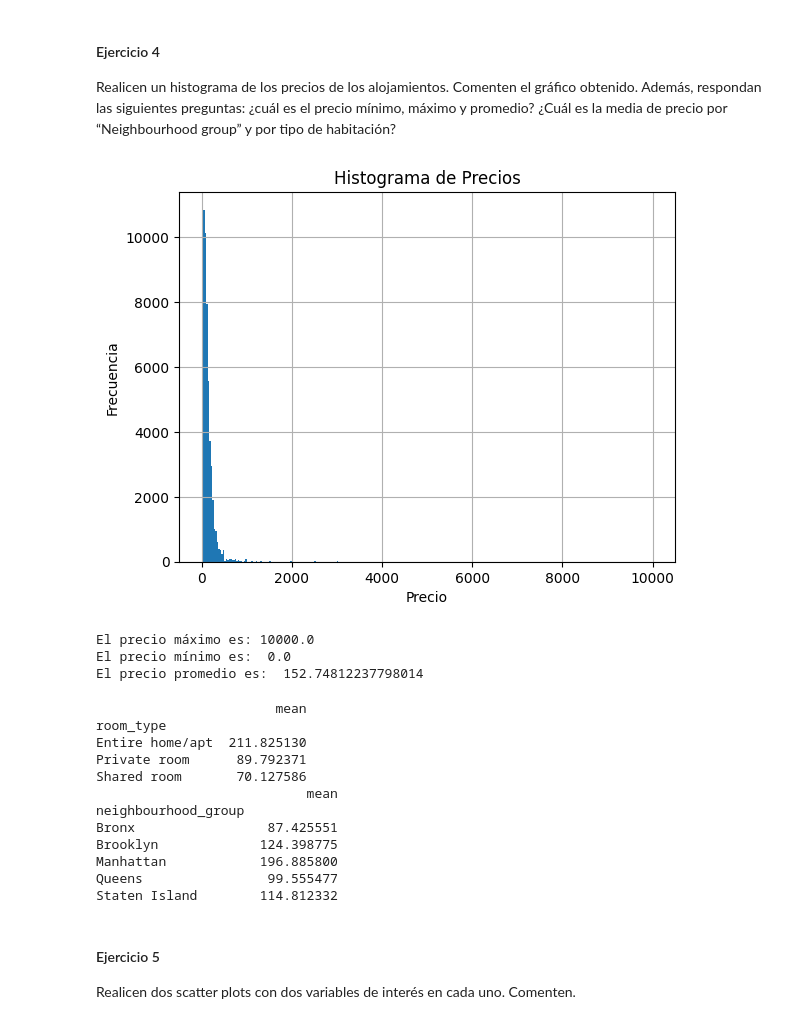
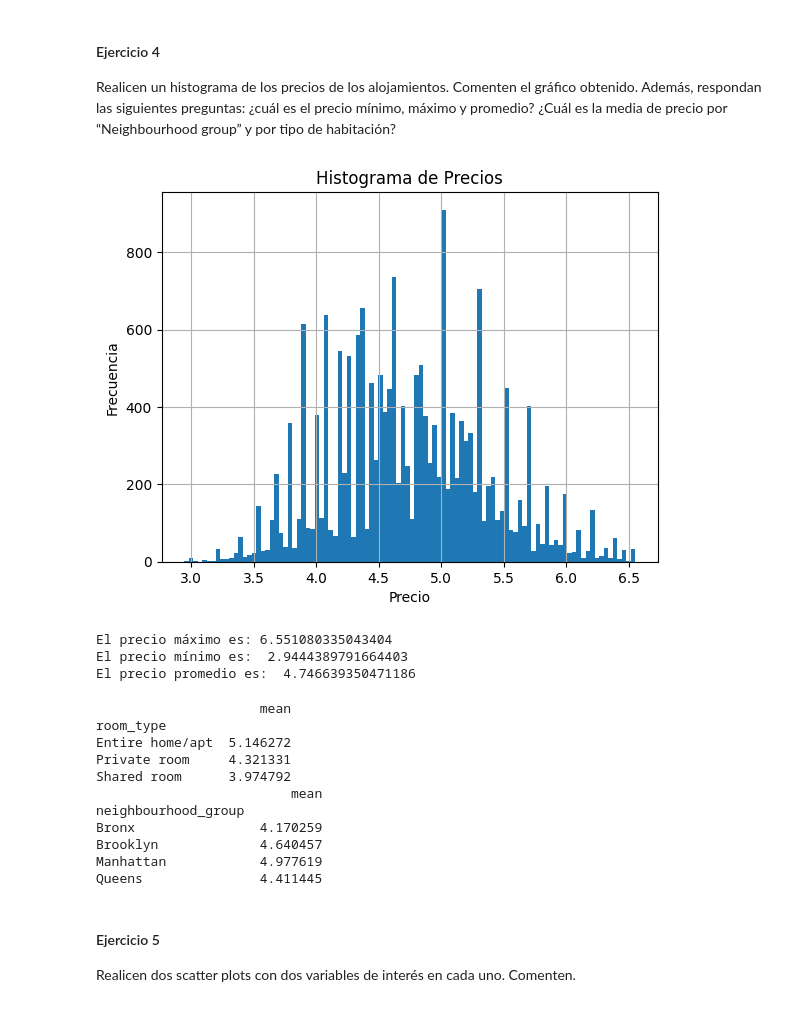
Before and after one commit to Freverendo/CC408-T13, a Jupyter notebook: TP2.ipynb, the cells around one changed output. Cells and saved outputs as stored; diff of their text form; code cells hidden in the pictures.

```diff
--- a/TP2.ipynb
+++ b/TP2.ipynb
@@ -108,9 +166,9 @@ room_type_order = {
 }
 
 # Paso 2: Asignar los valores numéricos según el orden definido
-airbnb['room_type_num'] = airbnb['room_type'].map(room_type_order)
+airbnb_clean['room_type_num'] = airbnb_clean['room_type'].map(room_type_order)
 
 # Verificar los valores únicos de 'room_type' y sus asignaciones
-print(airbnb[['room_type', 'room_type_num']])
+print(airbnb_clean[['room_type', 'room_type_num']])
 # %% [output]
              room_type  room_type_num
@@ -139,9 +197,9 @@ neighbourhood_group_order = {
 }
 
 # Paso 2: Asignar los valores numéricos según el orden definido
-airbnb['neighbourhood_group_num'] = airbnb['neighbourhood_group'].map(neighbourhood_group_order)
+airbnb_clean['neighbourhood_group_num'] = airbnb_clean['neighbourhood_group'].map(neighbourhood_group_order)
 
 # Verificar los valores únicos de 'room_type' y sus asignaciones
-print(airbnb[['neighbourhood_group', 'neighbourhood_group_num']])
+print(airbnb_clean[['neighbourhood_group', 'neighbourhood_group_num']])
 # %% [output]
       neighbourhood_group  neighbourhood_group_num
@@ -161,11 +219,11 @@ print(airbnb[['neighbourhood_group', 'neighbourhood_group_num']])
 # %%
 #- Con la ayuda de los comandos <code>groupby</code> y <code>join</code> o <code>merge</code>, creen una columna que tenga la cantidad de oferentes por “Neighbourhood group”. Llamen a esa nueva columna <code>offer group</code>
 #agrupar por 'neighbourhood_group' y contar la cantidad de oferentes por cada grupo
-offer_count = airbnb.groupby('neighbourhood_group').size().reset_index(name='offer_group')
+offer_count = airbnb_clean.groupby('neighbourhood_group').size().reset_index(name='offer_group')
 
 # Paso 2: Hacer un merge o join con el DataFrame original para añadir la columna 'offer_group'
-airbnb = airbnb.merge(offer_count, on='neighbourhood_group', how='left')
+airbnb_clean = airbnb_clean.merge(offer_count, on='neighbourhood_group', how='left')
 print(offer_count)
-airbnb
+airbnb_clean
 # %% [output]
   neighbourhood_group  offer_group
@@ -244,20 +300,20 @@ Name: offer_group, dtype: float64
 # %%
 #agrupar por 'room_type' y contar la cantidad de oferentes por cada grupo
-offer_per_room = airbnb.groupby('room_type').size().reset_index(name='offer_room')
+offer_per_room = airbnb_clean.groupby('room_type').size().reset_index(name='offer_room')
 
-# Paso 2: Hacer un merge o join con el DataFrame original para añadir la columna 'offer_room'
-airbnb = airbnb.merge(offer_per_room, on='room_type', how='left')
+# Mergeamos 'offer_room' con airbnb_clean
+airbnb_clean = airbnb_clean.merge(offer_per_room, on='room_type', how='left')
 print(offer_per_room)
-airbnb
+airbnb_clean
 
-# Calcular la suma de oferta por tipo de habitación
-oferta_por_roomtype = airbnb.groupby('room_type')['offer_room'].first()
+# Calculamos el total de oferta de los room type
+oferta_por_roomtype = airbnb_clean.groupby('room_type')['offer_room'].first()
 
-# Calcular la proporción de oferta por tipo de habitación
+# Calculamos la proporcion de oferta por room type
 proporcion_por_roomtype = oferta_por_roomtype / total_oferentes
 print(proporcion_por_roomtype)
 
-# Crear un gráfico de barras con la proporción de oferta por tipo de habitación
+# Creamos histograma
 plt.figure(figsize=(10, 6))
 plt.bar(proporcion_por_roomtype.index, proporcion_por_roomtype.values, color='lightpink')
 plt.xlabel('Room type')
@@ -282,44 +338,43 @@ Name: offer_room, dtype: float64
 Realicen un histograma de los precios de los alojamientos. Comenten el gráfico obtenido. Además, respondan las siguientes preguntas: ¿cuál es el precio mínimo, máximo y promedio? ¿Cuál es la media de precio por “Neighbourhood group” y por tipo de habitación?
 # %%
 # Resolver acá
-airbnb['price'].hist(bins=300)  # Puedes ajustar el número de bins si lo prefieres
+airbnb_clean['price'].hist(bins=100)  # Puedes ajustar el número de bins si lo prefieres
 
 # Mostrar el histograma
 plt.xlabel('Precio')
 plt.ylabel('Frecuencia')
 plt.title('Histograma de Precios')
 plt.show()
 # %% [output]
-[figure, old version]
+[figure, new version]
 # %%
-precios = airbnb['price']
+precios = airbnb_clean['price']
 print('El precio máximo es:', max(precios))
 print('El precio mínimo es: ', min(precios))
 print('El precio promedio es: ', np.mean(precios))
 # %% [output]
-El precio máximo es: 10000.0
-El precio mínimo es:  0.0
-El precio promedio es:  152.74812237798014
+El precio máximo es: 6.551080335043404
+El precio mínimo es:  2.9444389791664403
+El precio promedio es:  4.746639350471186
 # %%
 #Media de precio por neigbourhood_group
-precios_agrupados = airbnb.groupby('room_type')['price'].agg(['mean'])
+precios_agrupados = airbnb_clean.groupby('room_type')['price'].agg(['mean'])
 print(precios_agrupados)
 
-precios_barrio = airbnb.groupby('neighbourhood_group')['price'].agg(['mean'])
+precios_barrio = airbnb_clean.groupby('neighbourhood_group')['price'].agg(['mean'])
 print(precios_barrio)
 # %% [output]
-                       mean
+                     mean
 room_type
-Entire home/apt  211.825130
-Private room      89.792371
-Shared room       70.127586
-                           mean
+Entire home/apt  5.146272
+Private room     4.321331
+Shared room      3.974792
+                         mean
 neighbourhood_group
-Bronx                 87.425551
-Brooklyn             124.398775
-Manhattan            196.885800
-Queens                99.555477
-Staten Island        114.812332
+Bronx                4.170259
+Brooklyn             4.640457
+Manhattan            4.977619
+Queens               4.411445
 # %% [markdown]
 #### Ejercicio 5
 Realicen dos scatter plots con dos variables de interés en cada uno. Comenten.
```
Also changed, not shown: parts of 24 cells of this notebook.
